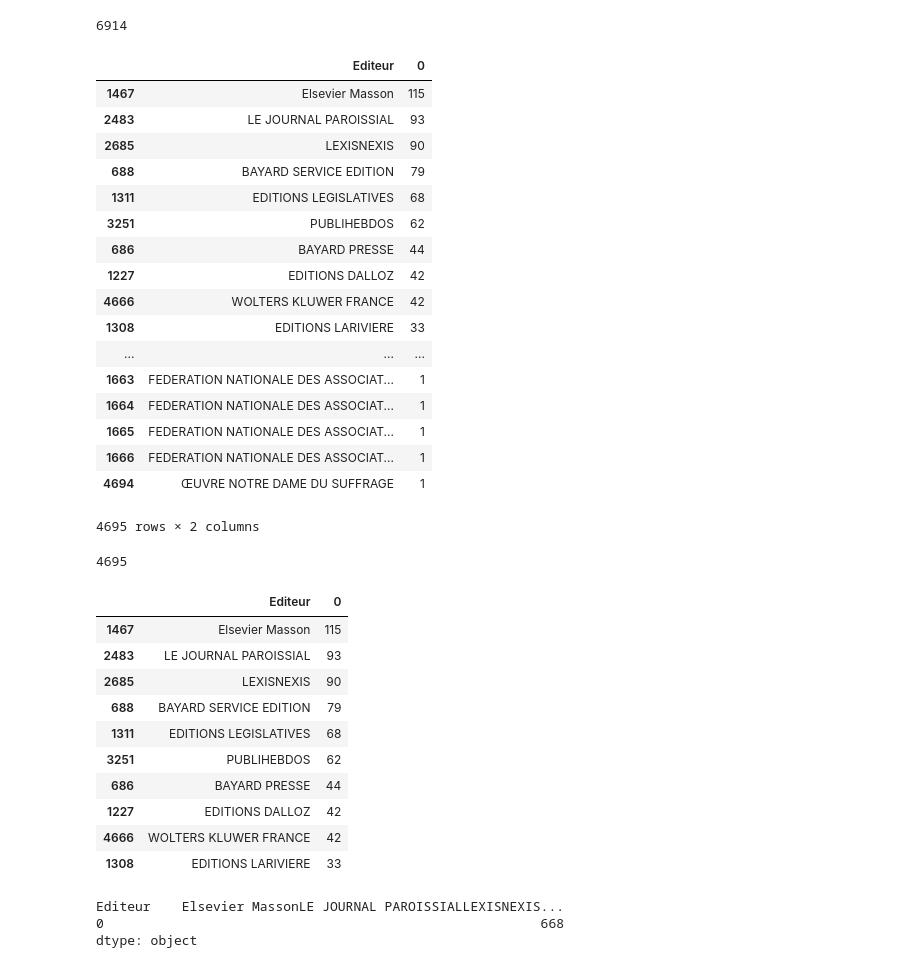
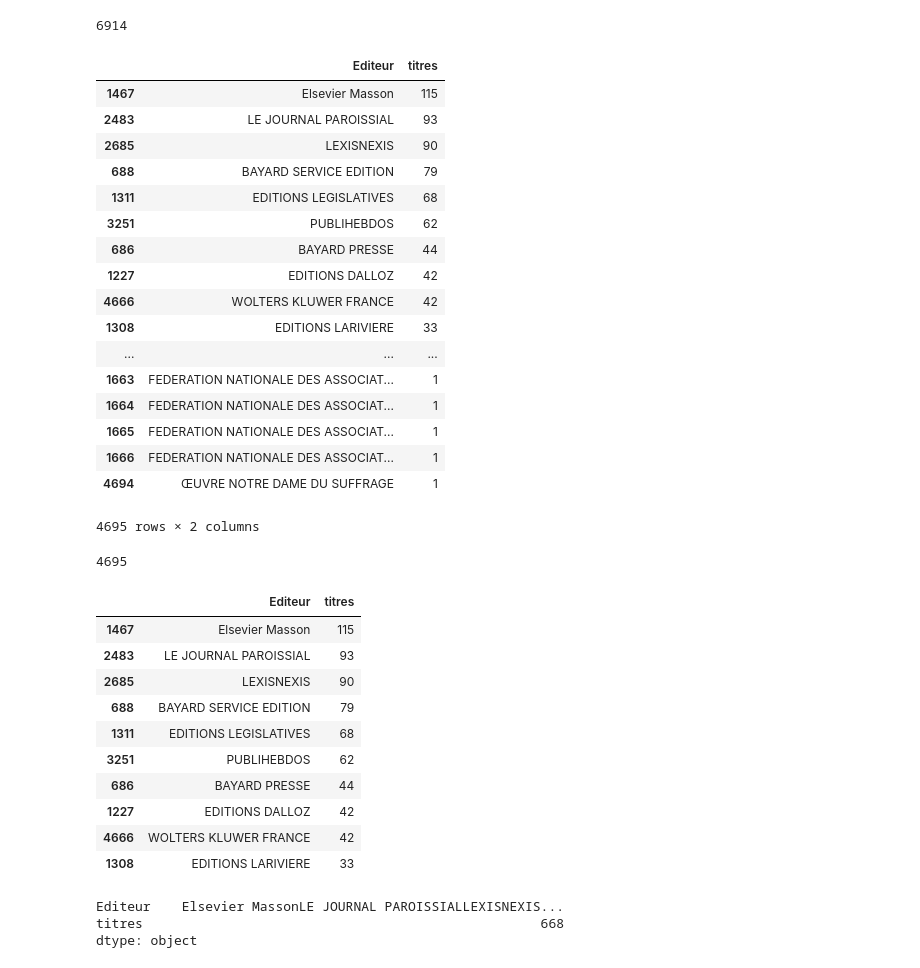
Before and after one commit to taniki/notebooks, a Jupyter notebook: data.gouv.fr/presse.ipynb, the cells around one changed output. Cells and saved outputs as stored; diff of their text form; code cells hidden in the pictures.

```diff
--- a/data.gouv.fr/presse.ipynb
+++ b/data.gouv.fr/presse.ipynb
@@ -32,11 +32,12 @@ len(df)
 # %%
 editeurs = df.groupby("Editeur").size()
 editeurs = pd.DataFrame(editeurs).reset_index()
-editeurs.sort_values(0, inplace=True, ascending=False)
+editeurs.rename(columns={ 0: 'titres' }, inplace=True)
+editeurs.sort_values("titres", inplace=True, ascending=False)
 
 editeurs
 # %% [output]
-|  | Editeur | 0 |
+|  | Editeur | titres |
 | 1467 | Elsevier Masson | 115 |
 | 2483 | LE JOURNAL PAROISSIAL | 93 |
 | 2685 | LEXISNEXIS | 90 |
@@ -62,7 +65,7 @@ len(editeurs)
 #editeurs.nlargest(10, 0)
 editeurs.head(10)
 # %% [output]
-|  | Editeur | 0 |
+|  | Editeur | titres |
 | 1467 | Elsevier Masson | 115 |
 | 2483 | LE JOURNAL PAROISSIAL | 93 |
 | 2685 | LEXISNEXIS | 90 |
@@ -77,5 +80,5 @@ editeurs.head(10)
 editeurs.head(10).sum()
 # %% [output]
 Editeur    Elsevier MassonLE JOURNAL PAROISSIALLEXISNEXIS...
-0                                                        668
+titres                                                   668
 dtype: object
```
Also changed, not shown: parts of 5 cells of this notebook, 2 other files.
